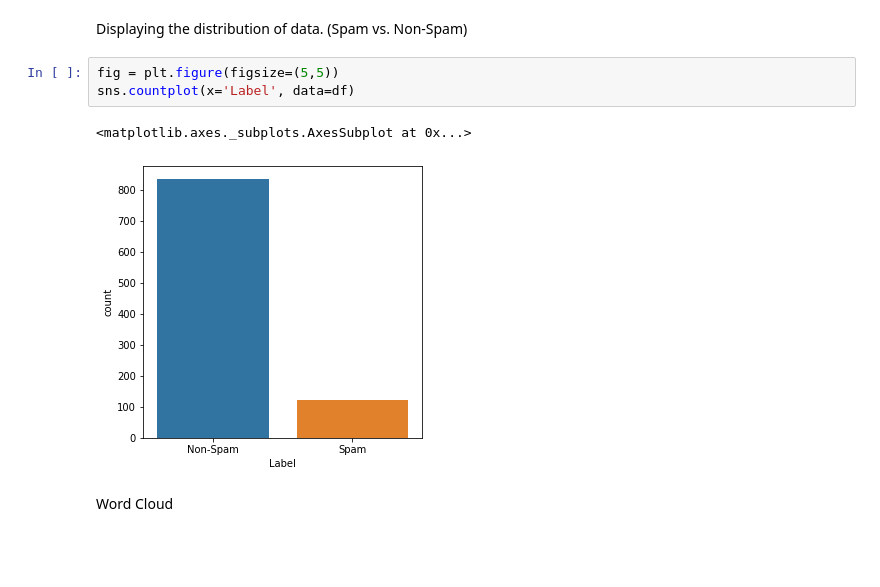
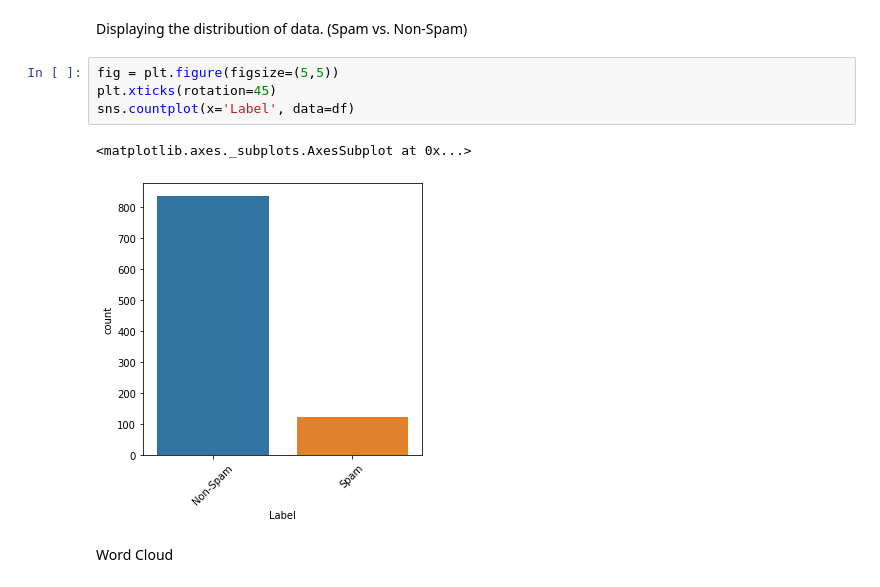
Before and after one commit to EricCallaway/COSC_6315_A04_RNN-LSTM, a Jupyter notebook: ML_Assignment_04_RNN_LSTM.ipynb, the cells around one changed output. Drawn from its saved outputs; the diff is of its cells as text; blank space fills up the shorter version.

```diff
--- a/ML_Assignment_04_RNN_LSTM.ipynb
+++ b/ML_Assignment_04_RNN_LSTM.ipynb
@@ -93,10 +95,11 @@ y_df = df.Label
 Displaying the distribution of data. (Spam vs. Non-Spam)
 # %%
 fig = plt.figure(figsize=(5,5))
+plt.xticks(rotation=45)
 sns.countplot(x='Label', data=df)
 # %% [output]
 <matplotlib.axes._subplots.AxesSubplot at 0x...>
-[figure, old version]
+[figure, new version]
 # %% [markdown]
 Word Cloud
 # %%
```
Also changed, not shown: parts of 22 cells of this notebook.
